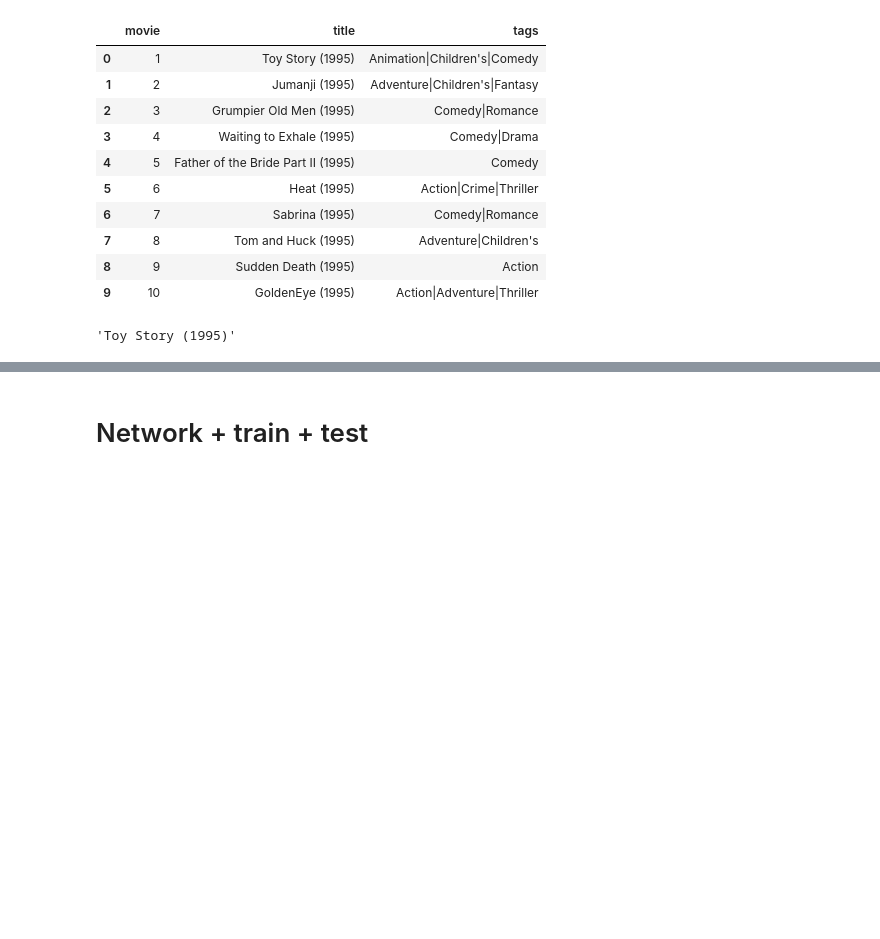
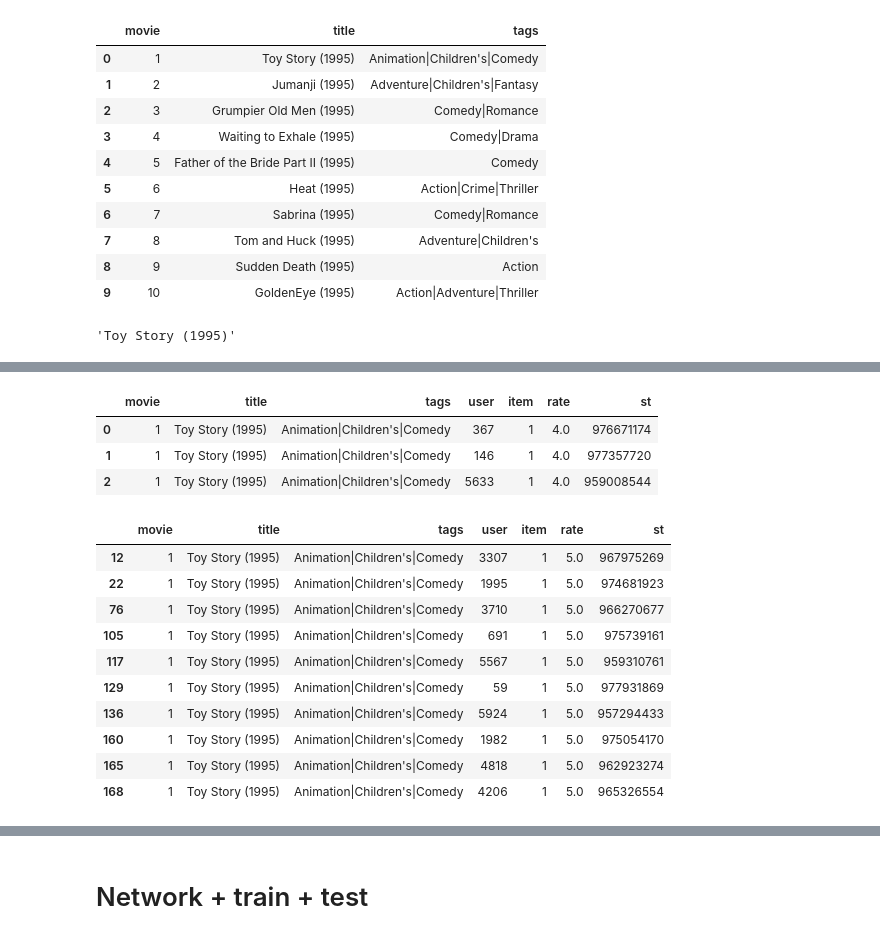
Before and after one commit to davidvela/TF-recomm, a Jupyter notebook: myNotebook.ipynb, the cells around one changed output, grey strips where cells are left out. Drawn from its saved outputs; the diff is of its cells as text; code cells hidden in the pictures; blank space fills up the shorter version.

```diff
--- a/myNotebook.ipynb
+++ b/myNotebook.ipynb
@@ -58,3 +62,7 @@ Movies file length:
 Toy Story (1995)
 1
 Animation|Children's|Comedy
+# %%
+print("ratings: {} - tr{} - ts{}" .format(length, len(df_train),len(df_test) ))
+df_ratings = pd.concat([df_train, df_test ] )
+len(df_ratings)
@@ -108,0 +186,23 @@ df_movies.iloc[0].title
+# %%
+movie_data_ratings_data=df_movies.merge(df_ratings, left_on = "movie" , right_on = 'item', how = 'inner') #on= "movieId"
+movie_data_ratings_data.head(3)
+# %% [output]
+|  | movie | title | tags | user | item | rate | st |
+| 0 | 1 | Toy Story (1995) | Animation|Children's|Comedy | 367 | 1 | 4.0 | 976671174 |
+| 1 | 1 | Toy Story (1995) | Animation|Children's|Comedy | 146 | 1 | 4.0 | 977357720 |
+| 2 | 1 | Toy Story (1995) | Animation|Children's|Comedy | 5633 | 1 | 4.0 | 959008544 |
+# %%
+high_rated= movie_data_ratings_data['rate']>4.0
+movie_data_ratings_data[high_rated].head(10)
+# %% [output]
+|  | movie | title | tags | user | item | rate | st |
+| 12 | 1 | Toy Story (1995) | Animation|Children's|Comedy | 3307 | 1 | 5.0 | 967975269 |
+| 22 | 1 | Toy Story (1995) | Animation|Children's|Comedy | 1995 | 1 | 5.0 | 974681923 |
+| 76 | 1 | Toy Story (1995) | Animation|Children's|Comedy | 3710 | 1 | 5.0 | 966270677 |
+| 105 | 1 | Toy Story (1995) | Animation|Children's|Comedy | 691 | 1 | 5.0 | 975739161 |
+| 117 | 1 | Toy Story (1995) | Animation|Children's|Comedy | 5567 | 1 | 5.0 | 959310761 |
+| 129 | 1 | Toy Story (1995) | Animation|Children's|Comedy | 59 | 1 | 5.0 | 977931869 |
+| 136 | 1 | Toy Story (1995) | Animation|Children's|Comedy | 5924 | 1 | 5.0 | 957294433 |
+| 160 | 1 | Toy Story (1995) | Animation|Children's|Comedy | 1982 | 1 | 5.0 | 975054170 |
+| 165 | 1 | Toy Story (1995) | Animation|Children's|Comedy | 4818 | 1 | 5.0 | 962923274 |
+| 168 | 1 | Toy Story (1995) | Animation|Children's|Comedy | 4206 | 1 | 5.0 | 965326554 |
```
Also changed, not shown: parts of 16 cells of this notebook.
